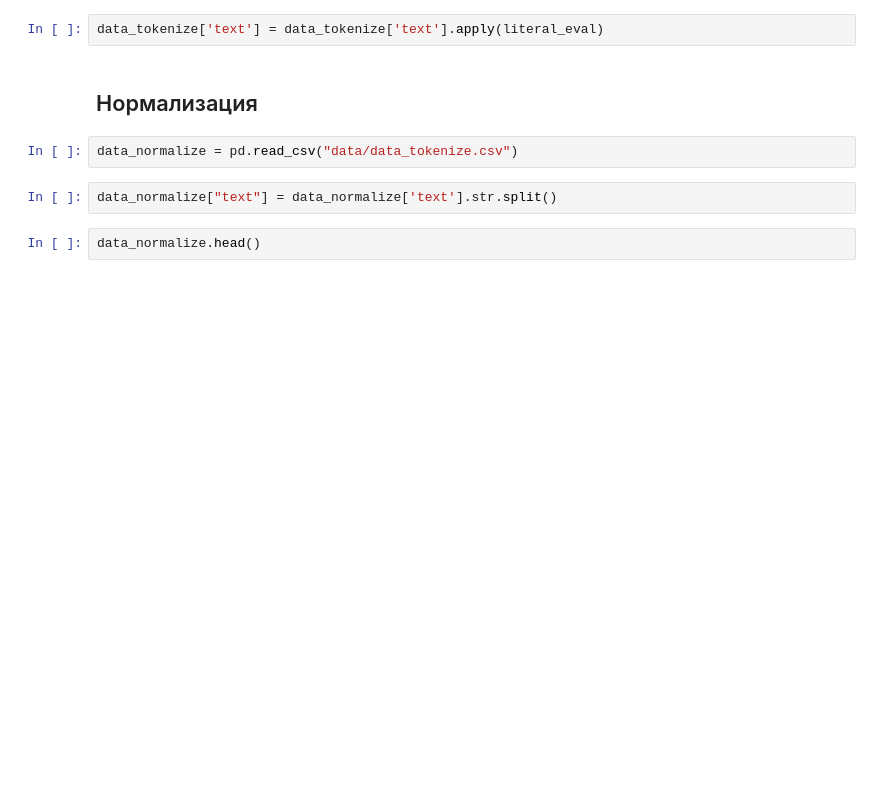
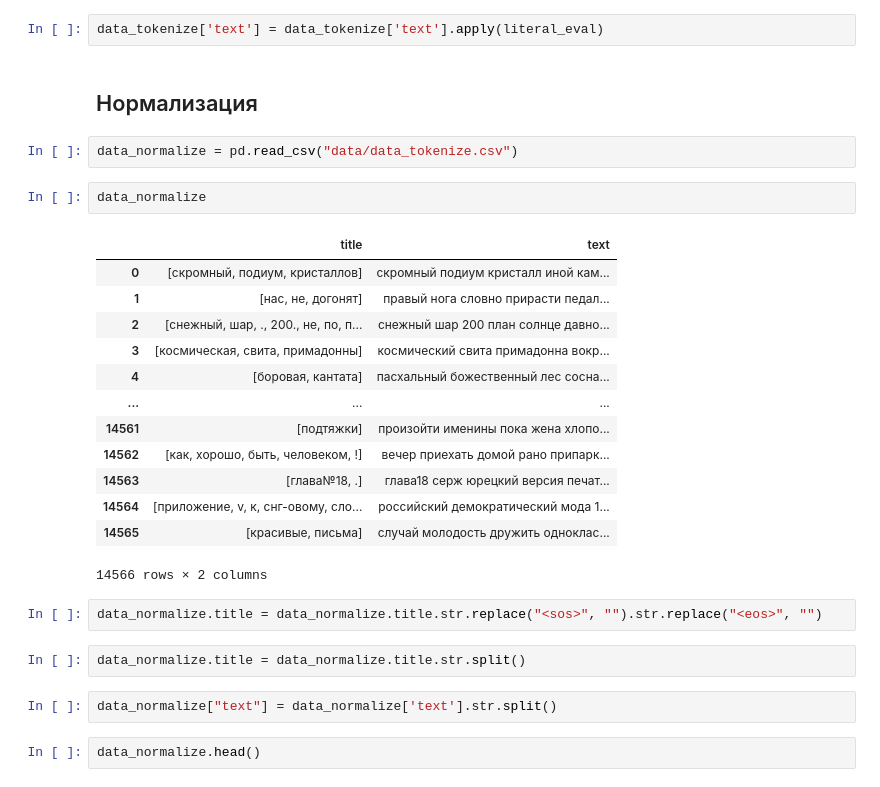
Before and after one commit to VeronikaSteklo/generation_names, a Jupyter notebook: work_with_data.ipynb, the cells around one changed output. Saved outputs shown, nothing was run; the diff lists cells and outputs as text; blank space fills up the shorter version.

```diff
--- a/work_with_data.ipynb
+++ b/work_with_data.ipynb
@@ -144,6 +144,26 @@ data_tokenize['text'] = data_tokenize['text'].apply(literal_eval)
 ## Нормализация
 # %%
 data_normalize = pd.read_csv("data/data_tokenize.csv")
+# %%
+data_normalize
+# %% [output]
+|  | title | text |
+| 0 | [скромный, подиум, кристаллов] | скромный подиум кристалл иной кам... |
+| 1 | [нас, не, догонят] | правый нога словно прирасти педал... |
+| 2 | [снежный, шар, ., 200., не, по, п... | снежный шар 200 план солнце давно... |
+| 3 | [космическая, свита, примадонны] | космический свита примадонна вокр... |
+| 4 | [боровая, кантата] | пасхальный божественный лес сосна... |
+| ... | ... | ... |
+| 14561 | [подтяжки] | произойти именины пока жена хлопо... |
+| 14562 | [как, хорошо, быть, человеком, !] | вечер приехать домой рано припарк... |
+| 14563 | [глава№18, .] | глава18 серж юрецкий версия печат... |
+| 14564 | [приложение, v, к, снг-овому, сло... | российский демократический мода 1... |
+| 14565 | [красивые, письма] | случай молодость дружить одноклас... |
+14566 rows × 2 columns
+# %%
+data_normalize.title = data_normalize.title.str.replace("<sos>", "").str.replace("<eos>", "")
+# %%
+data_normalize.title = data_normalize.title.str.split()
 # %%
 data_normalize["text"] = data_normalize['text'].str.split()
 # %%
```
Also changed, not shown: parts of 7 cells of this notebook.
